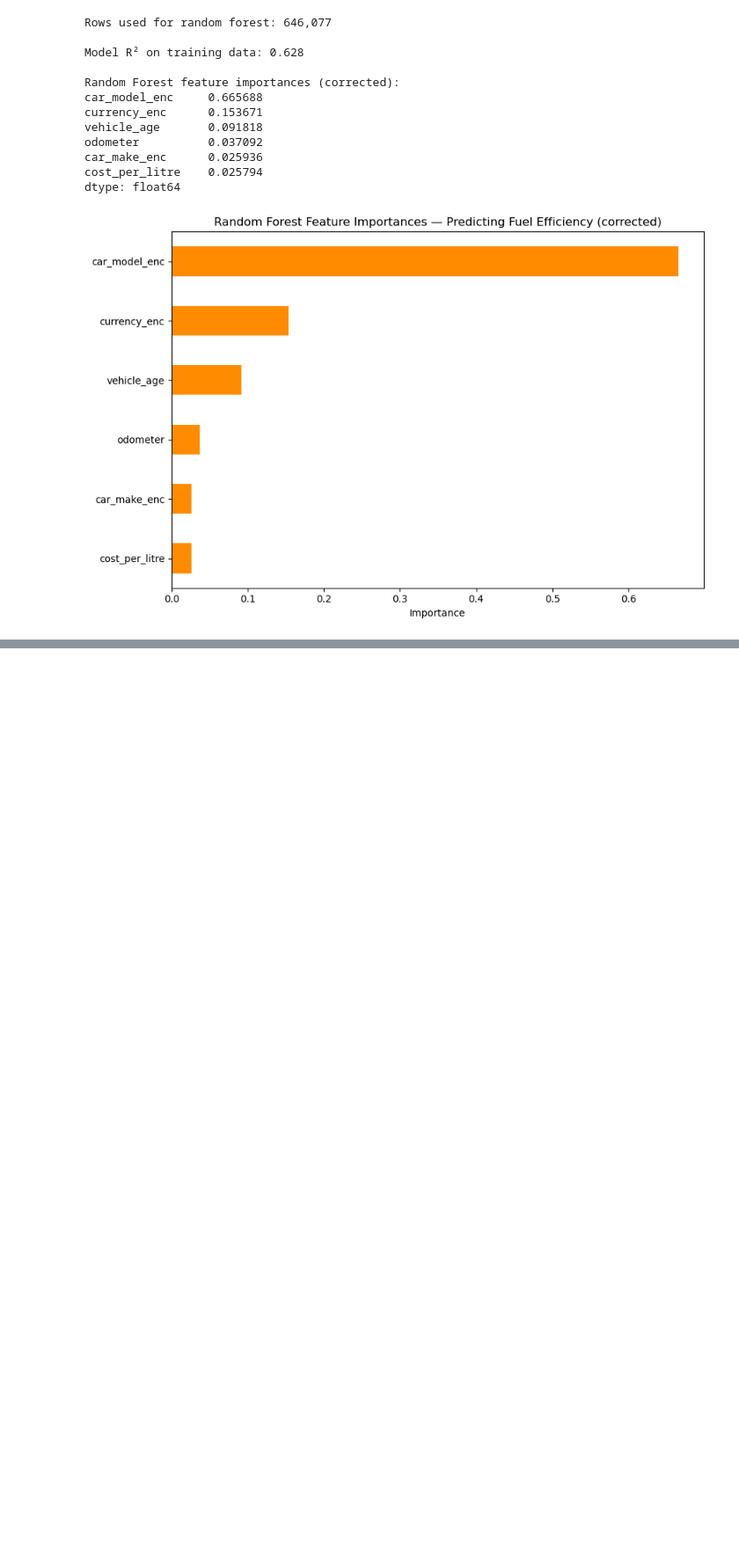
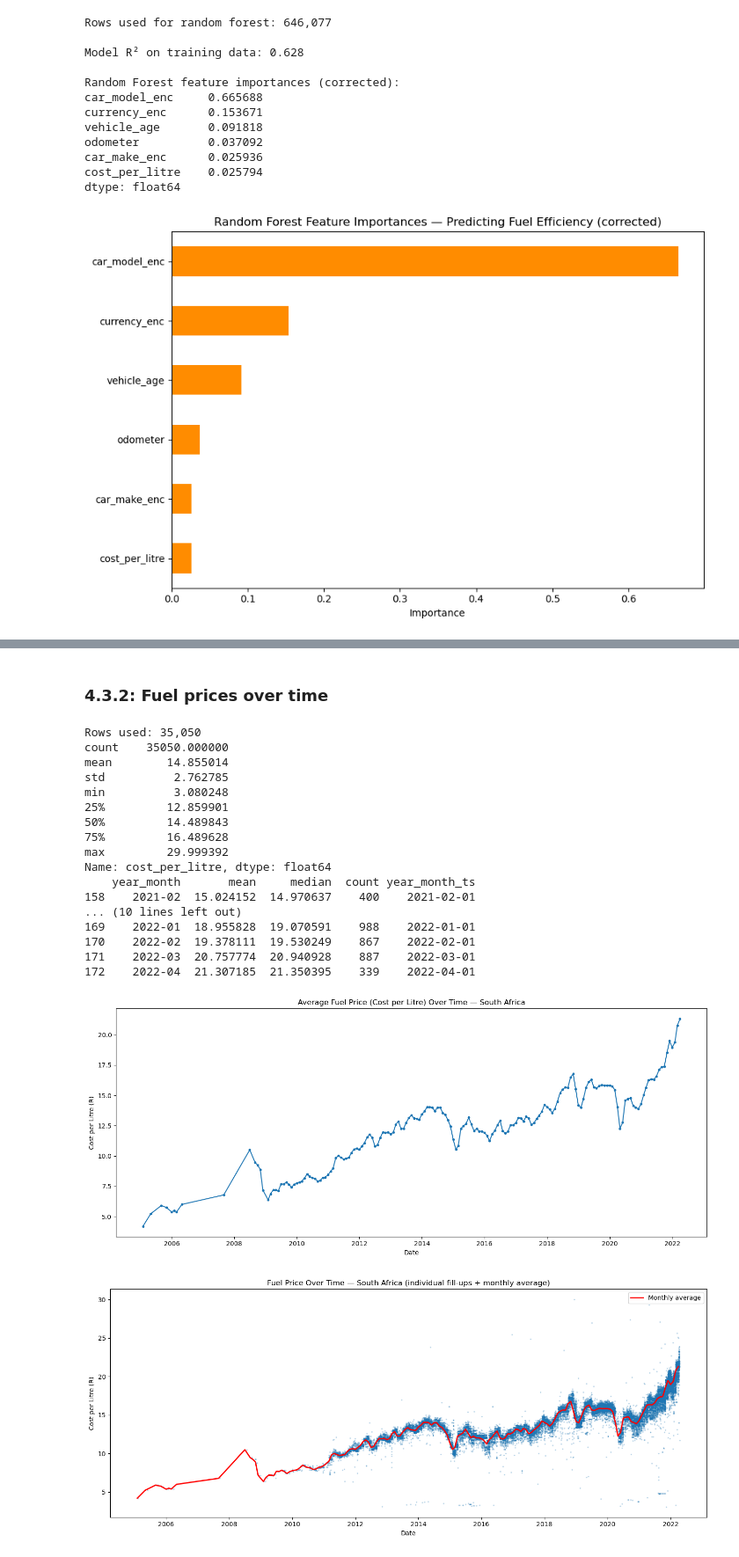
Before and after one commit to SufyaanMahomed/IDVE-Assignment, a Jupyter notebook: ass.ipynb, the cells around one changed output, grey strips where cells are left out. Shown at 88% size. Cells and saved outputs as stored; diff of their text form; code cells hidden in the pictures; blank space fills up the shorter version.

```diff
--- a/ass.ipynb
+++ b/ass.ipynb
@@ -1500,0 +1521,14 @@ dtype: float64
+# %%
+# ---- Filter to South African drivers (currency = R) ----
+sa_df = df_clean[df_clean['total_spent_currency'] == 'R'].copy()
+sa_df['total_spent_currency'] = sa_df['total_spent_currency'].cat.remove_unused_categories()
+
+print(f"Total rows in df_clean: {len(df_clean):,}")
+print(f"Rows for South African (R) drivers: {len(sa_df):,}")
+print(f"Date range: {sa_df['date_fueled'].min()} to {sa_df['date_fueled'].max()}")
+
+# ---- Add day of week for use in the upcoming Tuesday/Wednesday analysis ----
+sa_df['day_of_week'] = sa_df['date_fueled'].dt.day_name()
+
+print("\nRow counts by day of week (SA drivers, all dates):")
+print(sa_df['day_of_week'].value_counts())
@@ -1500,0 +1550,61 @@ dtype: float64
+# %% [markdown]
+### 4.3.2: Fuel prices over time
+# %%
+# ---- Drop rows with missing price ----
+valid = sa_df['cost_per_litre'].notna()
+sa_price_df = sa_df[valid].copy()
+
+print(f"Rows used: {len(sa_price_df):,}")
+print(sa_price_df['cost_per_litre'].describe())
+
+# ---- Aggregate to monthly average, since SA fuel prices are set once per month ----
+sa_price_df['year_month'] = sa_price_df['date_fueled'].dt.to_period('M')
+
+monthly_price = (
+    sa_price_df.groupby('year_month')['cost_per_litre']
+    .agg(['mean', 'median', 'count'])
+    .reset_index()
+)
+monthly_price['year_month_ts'] = monthly_price['year_month'].dt.to_timestamp()
+
+print(monthly_price.tail(15))
+
+# ---- Plot: monthly average fuel price over time ----
+fig, ax = plt.subplots(figsize=(14, 6))
+ax.plot(monthly_price['year_month_ts'], monthly_price['mean'], marker='o', markersize=3)
+ax.set_title('Average Fuel Price (Cost per Litre) Over Time — South Africa')
+ax.set_xlabel('Date')
+ax.set_ylabel('Cost per Litre (R)')
+plt.tight_layout()
+plt.show()
+
+# ---- Also plot the raw (individual fill-up level) data as a scatter, for texture/spread ----
+fig, ax = plt.subplots(figsize=(14, 6))
+ax.scatter(sa_price_df['date_fueled'], sa_price_df['cost_per_litre'], s=2, alpha=0.2)
+ax.plot(monthly_price['year_month_ts'], monthly_price['mean'], color='red', linewidth=2, label='Monthly average')
+ax.set_title('Fuel Price Over Time — South Africa (individual fill-ups + monthly average)')
+ax.set_xlabel('Date')
+ax.set_ylabel('Cost per Litre (R)')
+ax.legend()
+plt.tight_layout()
+plt.show()
+# %% [output]
+Rows used: 35,050
+count    35050.000000
+mean        14.855014
+std          2.762785
+min          3.080248
+25%         12.859901
+50%         14.489843
+75%         16.489628
+max         29.999392
+Name: cost_per_litre, dtype: float64
+    year_month       mean     median  count year_month_ts
+158    2021-02  15.024152  14.970637    400    2021-02-01
+... (10 lines left out)
+169    2022-01  18.955828  19.070591    988    2022-01-01
+170    2022-02  19.378111  19.530249    867    2022-02-01
+171    2022-03  20.757774  20.940928    887    2022-03-01
+172    2022-04  21.307185  21.350395    339    2022-04-01
+[figure, added]
+[figure, added]
```
Also changed, not shown: parts of 14 cells of this notebook.
